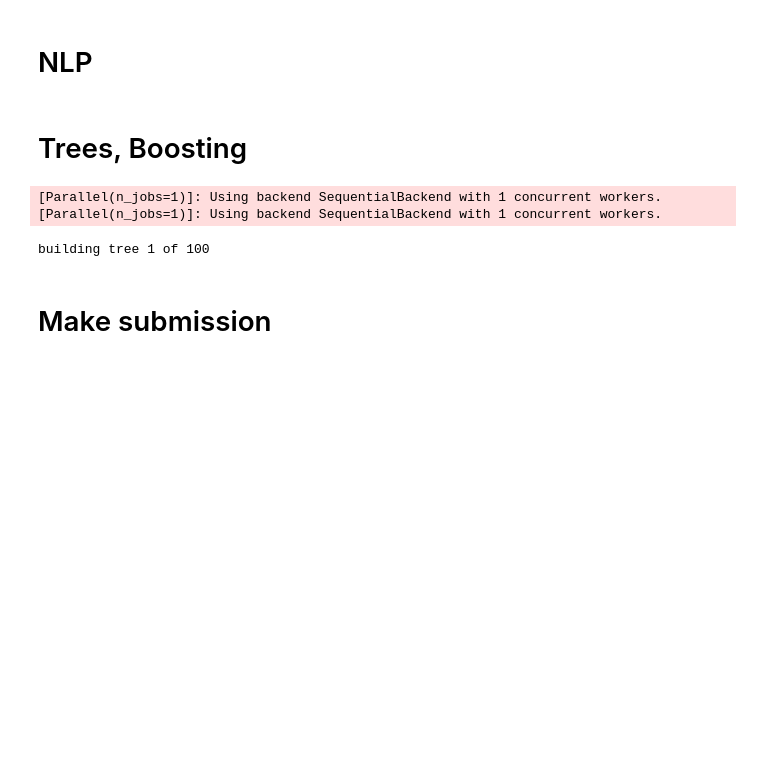
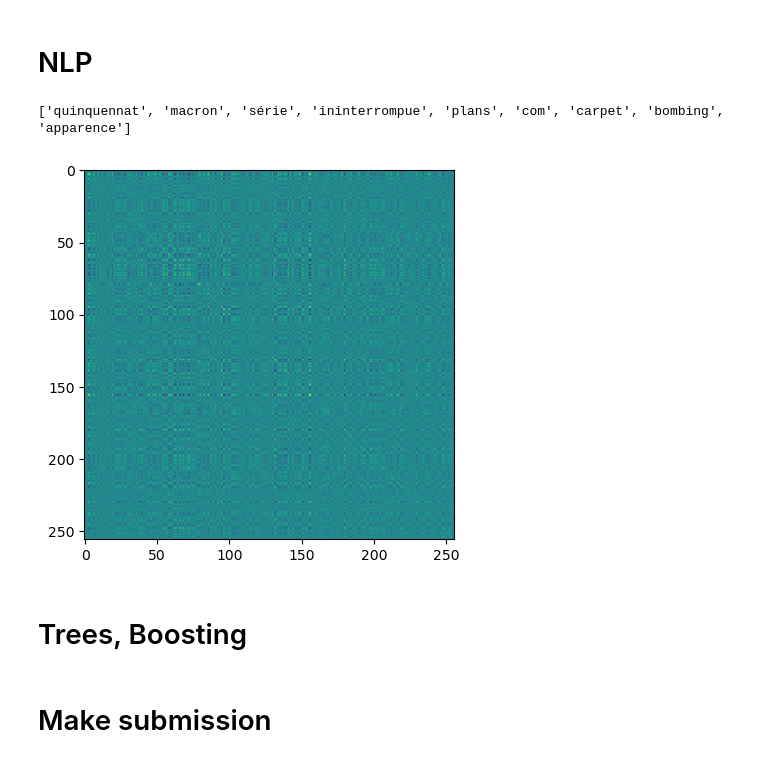
Before and after one commit to caiocj1/retweet-num-prediction, a Jupyter notebook: data_exploration.ipynb, the cells around one changed output. Drawn from its saved outputs; the diff is of its cells as text; code cells hidden in the pictures; blank space fills up the shorter version.

```diff
--- a/data_exploration.ipynb
+++ b/data_exploration.ipynb
@@ -77,6 +134,18 @@ test_df_input.hashtags = test_df_input.hashtags.apply(len)
 # NLP
 # %%
 nlp_model = gensim.models.Word2Vec.load('models/word2vec.model')
+# %%
+text = train_df['text'].iloc[11].split(' ')
+text_vecs = nlp_model.wv[text]
+text_img = text_vecs.T @ text_vecs
+
+
+print(text)
+plt.imshow(text_img)
+plt.show()
+# %% [output]
+['quinquennat', 'macron', 'série', 'ininterrompue', 'plans', 'com', 'carpet', 'bombing', 'apparence']
+[figure, added]
 # %% [markdown]
 # Trees, Boosting
 # %%
@@ -111,12 +180,15 @@ if use_text:
     full_train_X = new_train_X
     full_test_X = new_test_X
 # %%
-import sklearn.ensemble
-model = sklearn.ensemble.RandomForestRegressor(criterion='absolute_error', verbose=2, max_depth=6)
+perform_cv = False
 
-scores = sklearn.model_selection.cross_validate(model, full_train_X, full_train_y, cv=5,scoring='neg_mean_absolute_error', verbose=2)
-- scores['test_score'].mean()
+if perform_cv:
+    scores_xgboost = sklearn.model_selection.cross_validate(xgboost.XGBRegressor(verbosity=0,
+                                                                                 max_depth=10),
+                                                            full_train_X,
+                                                            full_train_y,
+                                                            cv=5,
+                                                            scoring='neg_mean_absolute_error',
+                                                            verbose=2)
+
+    print(- scores_xgboost['test_score'].mean())
-# %% [output]
-[Parallel(n_jobs=1)]: Using backend SequentialBackend with 1 concurrent workers.
-[Parallel(n_jobs=1)]: Using backend SequentialBackend with 1 concurrent workers.
-building tree 1 of 100
```
Also changed, not shown: parts of 9 cells of this notebook, 1 other file.
